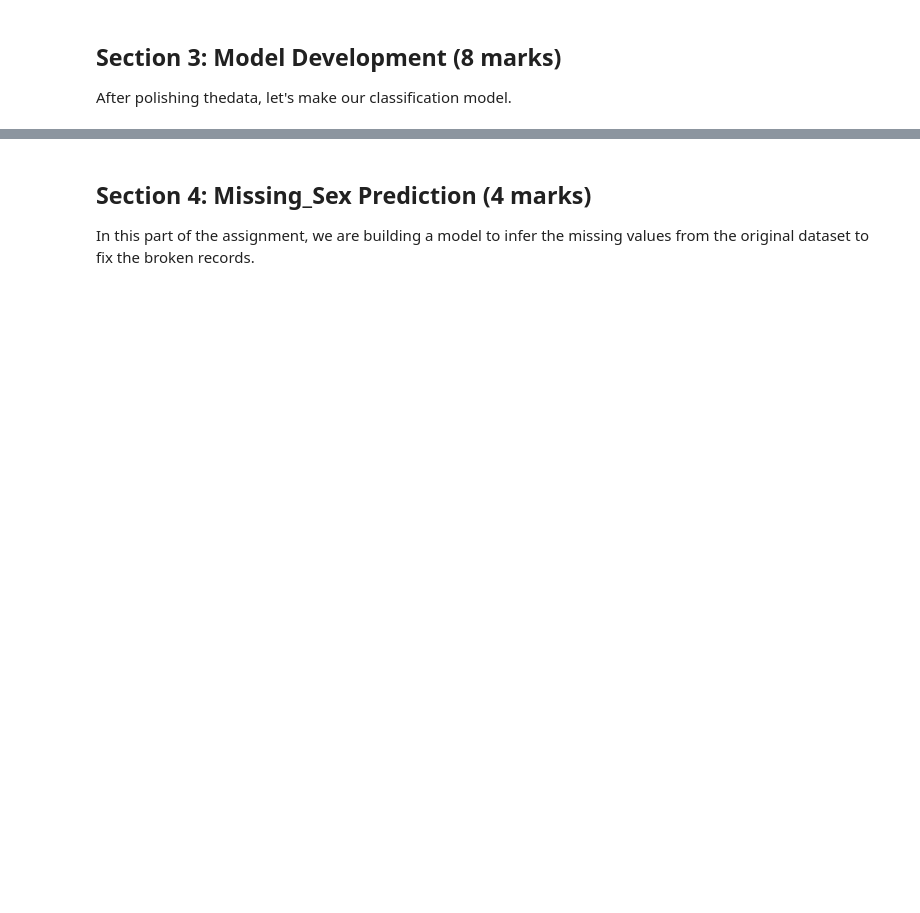
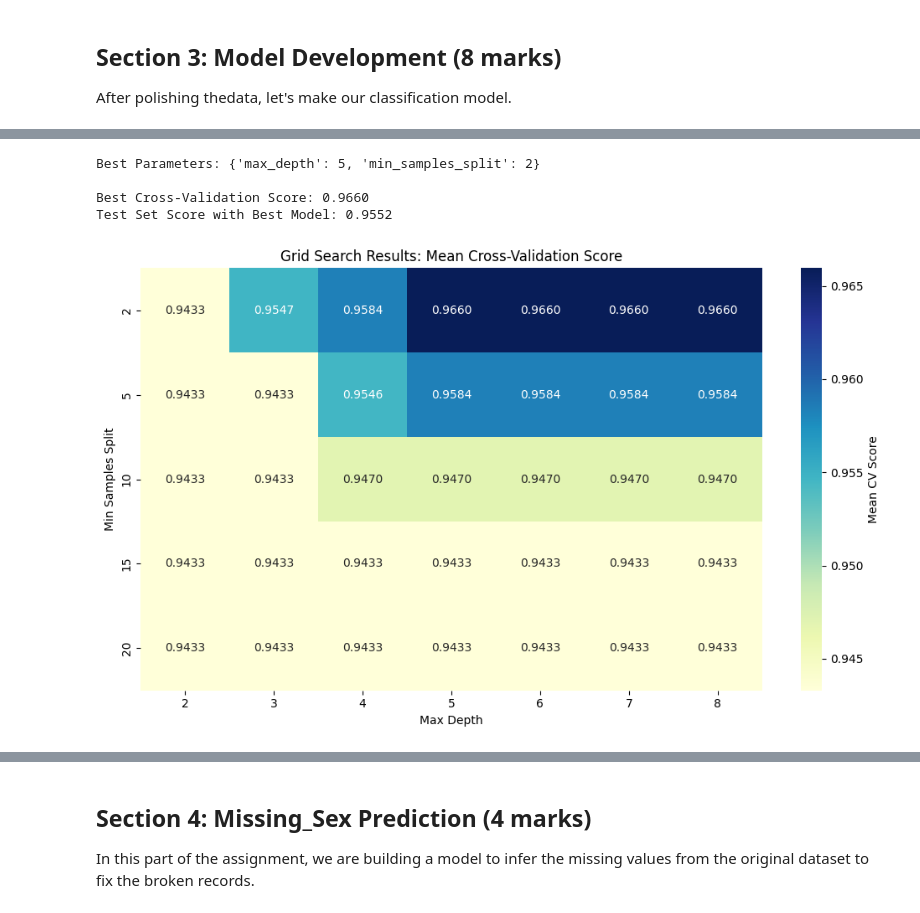
Before and after one commit to varrahan/AI-coding-agent, a Jupyter notebook: W2026/Assignments/A1/SYSC4415_W26_A1.ipynb, the cells around one changed output, grey strips where cells are left out. Saved outputs shown, nothing was run; the diff lists cells and outputs as text; code cells hidden in the pictures; blank space fills up the shorter version.

```diff
--- a/W2026/Assignments/A1/SYSC4415_W26_A1.ipynb
+++ b/W2026/Assignments/A1/SYSC4415_W26_A1.ipynb
@@ -364,20 +436,53 @@ from sklearn.model_selection import cross_val_score
 # %%
 """
 Q3c (3 marks)
 Analyze the best model from grid search:
 - Initialize parameter_grid, cross_validation using StratifiedKFold
 - Identify the best parameters for the tree and show the grid heatmap (don't forget labels)
 - Plot the best tree structure using graphviz, use max_depth=2 (for better display)
 
 Note: when using export_graphviz set out_file=None and use display(graph) function call, where
 graph is your variable instantiated with Source(dot_data)
 Export_graphviz Documentation: https://scikit-learn.org/1.5/modules/generated/sklearn.tree.export_graphviz.html
 """
 from sklearn.model_selection import StratifiedKFold
 from sklearn.model_selection import GridSearchCV
 
 import graphviz
 from sklearn.tree import export_graphviz
 from graphviz import Source
 
-# YOUR ANSWER HERE
+parameter_grid = {
+    'max_depth': [2, 3, 4, 5, 6, 7, 8],
+    'min_samples_split': [2, 5, 10, 15, 20]
+}
+cv = StratifiedKFold(n_splits=10, shuffle=True, random_state=42)
+dt_grid = DecisionTreeClassifier(random_state=42)
+grid_search = GridSearchCV(dt_grid, parameter_grid, cv=cv, scoring='accuracy')
+grid_search.fit(X_train, y_train)
+
+print(f"Best Parameters: {grid_search.best_params_}")
+print(f"\nBest Cross-Validation Score: {grid_search.best_score_:.4f}")
+print(f"Test Set Score with Best Model: {grid_search.best_estimator_.score(X_test, y_test):.4f}")
+results_df = pd.DataFrame(grid_search.cv_results_)
+pivot_table = results_df.pivot_table(values='mean_test_score', index='param_min_samples_split', columns='param_max_depth')
+
+plt.figure(figsize=(10, 6))
+sb.heatmap(pivot_table, annot=True, fmt='.4f', cmap='YlGnBu', cbar_kws={'label': 'Mean CV Score'})
+plt.title('Grid Search Results: Mean Cross-Validation Score')
+plt.xlabel('Max Depth')
+plt.ylabel('Min Samples Split')
+plt.tight_layout()
+plt.show()
+
+best_tree_viz = DecisionTreeClassifier(max_depth=2, min_samples_split=grid_search.best_params_['min_samples_split'], random_state=42)
+best_tree_viz.fit(X_train, y_train)
+dot_data = export_graphviz( best_tree_viz, out_file=None, feature_names=numerical_features, class_names=dt.classes_, filled=True, rounded=True, special_characters=True)
+graph = Source(dot_data)
+display(graph)
+# %% [output]
+Best Parameters: {'max_depth': 5, 'min_samples_split': 2}
+
+Best Cross-Validation Score: 0.9660
+Test Set Score with Best Model: 0.9552
+[figure, added]
```
Also changed, not shown: parts of 7 cells of this notebook.
